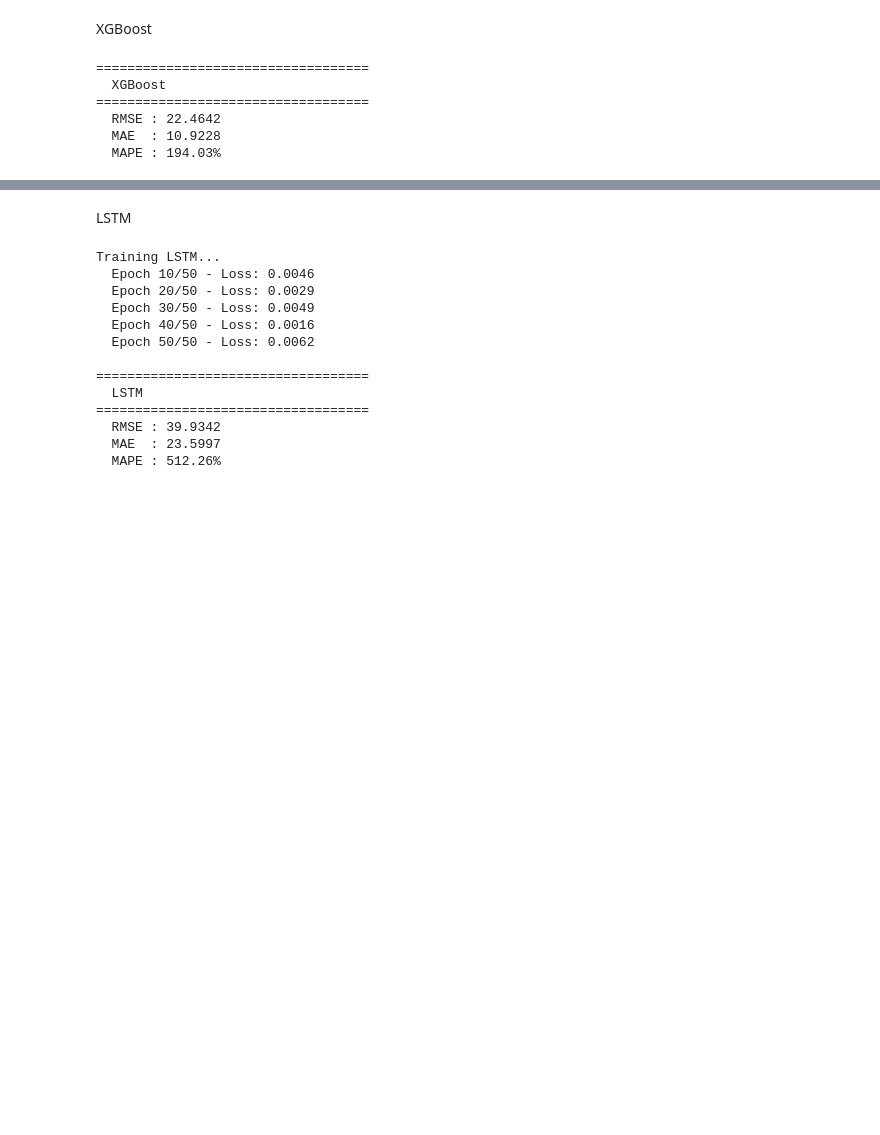
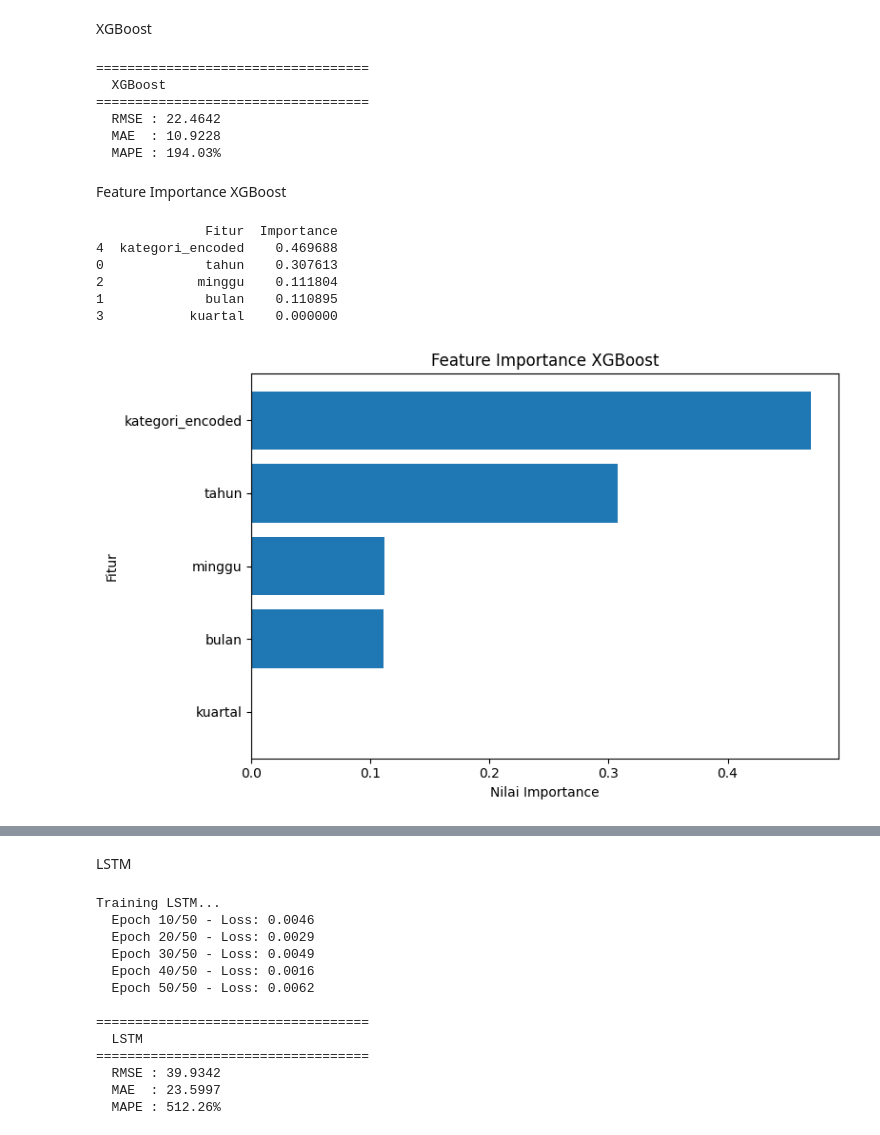
Before and after one commit to HoneysuckleClover/prediksi-permintaan-produk-ecommerce, a Jupyter notebook: notebooks/03_modeling.ipynb, the cells around one changed output, grey strips where cells are left out. Saved outputs shown, nothing was run; the diff lists cells and outputs as text; code cells hidden in the pictures; blank space fills up the shorter version.

Commit message:
Update Code in 03.modeling :feature important xgb, actual vs predicted, error distribution, scatter and result

```diff
--- a/notebooks/03_modeling.ipynb
+++ b/notebooks/03_modeling.ipynb
@@ -123,3 +123,47 @@ hasil_xgb = evaluasi("XGBoost", y_test, y_pred_xgb)
   RMSE : 22.4642
   MAE  : 10.9228
   MAPE : 194.03%
+# %% [markdown]
+Feature Importance XGBoost
+# %%
+import pandas as pd
+import matplotlib.pyplot as plt
+
+importance_df = pd.DataFrame({
+    'Fitur': X_train.columns,
+    'Importance': xgb_model.feature_importances_
+})
+
+importance_df = importance_df.sort_values(
+    by='Importance',
+    ascending=False
+)
+
+print(importance_df)
+
+plt.figure(figsize=(8,5))
+
+plt.barh(
+    importance_df['Fitur'],
+    importance_df['Importance']
+)
+
+plt.gca().invert_yaxis()
+
+plt.title('Feature Importance XGBoost')
+plt.xlabel('Nilai Importance')
+plt.ylabel('Fitur')
+
+plt.tight_layout()
+
+plt.savefig('../results/feature_importance_xgb.png')
+
+plt.show()
+# %% [output]
+              Fitur  Importance
+4  kategori_encoded    0.469688
+0             tahun    0.307613
+2            minggu    0.111804
+1             bulan    0.110895
+3           kuartal    0.000000
+[figure, added]
```
Also changed, not shown: parts of 6 cells of this notebook, 4 other files.
